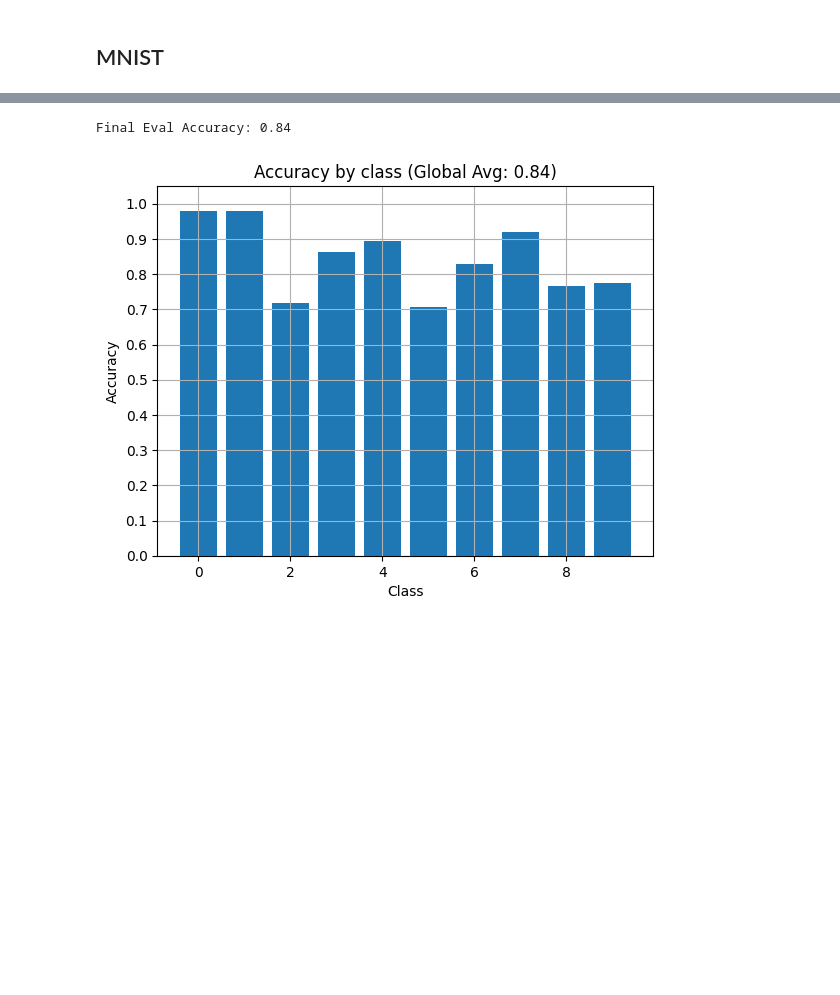
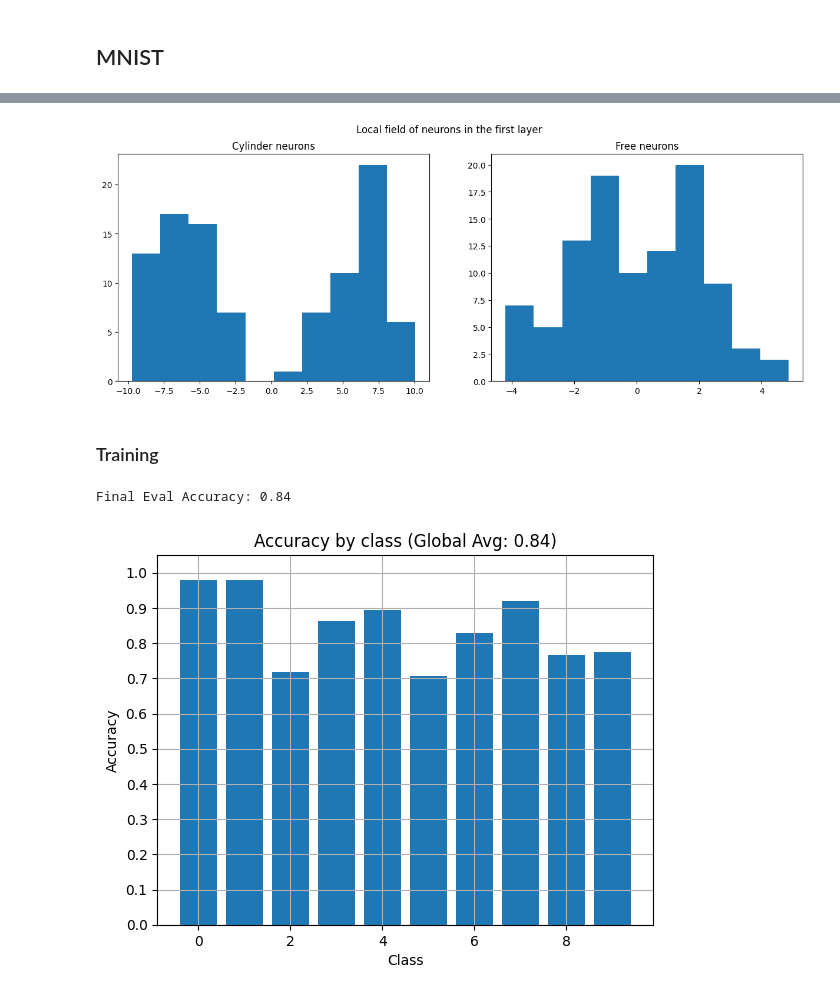
Before and after one commit to mattia-scardecchia/Biological-Learning, a Jupyter notebook: notebooks/explore.ipynb, the cells around one changed output, grey strips where cells are left out. Drawn from its saved outputs; the diff is of its cells as text; code cells hidden in the pictures; blank space fills up the shorter version.

```diff
--- a/notebooks/explore.ipynb
+++ b/notebooks/explore.ipynb
@@ -268,14 +261,15 @@ seed = 10
 device = "mps"
 
 # Data
-N = 1000
-P = 100
-P_eval = 50
+N = 100
+P = 1000
+P_eval = 100
 C = 10
 binarize = True
 
 # Model
-num_layers = 3
+H = 200
+num_layers = 1
 max_steps = 10
 init_mode = "zeros"
 fc_left = True
@@ -284,11 +278,11 @@ fc_right = False
 # Couplings
 lambda_x = 6.0
 lambda_y = 12.0
-lambda_l = 3.0
+lambda_l = 4.0
 lambda_r = 2.1
 lambda_wback = 1.5
-lambda_internal = 0.3
-lambda_fc = 0.7
+lambda_internal = 1.0
+lambda_fc = 0.001
 J_D = 0.2
 
 # Training
@@ -345,7 +339,6 @@ model_kwargs = {
     "lambda_left": lambda_left,
     "lambda_right": lambda_right,
     "lambda_internal": lambda_internal,
-    "lambda_fc": lambda_fc,
     "J_D": J_D,
     "device": device,
     "seed": seed,
@@ -357,6 +350,8 @@ model_kwargs = {
 if fc_left or fc_right:
     model_kwargs["fc_left"] = fc_left
     model_kwargs["fc_right"] = fc_right
+    model_kwargs["lambda_fc"] = lambda_fc
+    model_kwargs["H"] = H
     model_cls = BatchMeIfUCan  # noqa: F821
 else:
     model_cls = Classifier
@@ -396,0 +397,10 @@ tensor([[ 3.0000e+00,  3.7126e-02, -2.8200e-02,  ...,  1.9470e-02,
+# %%
+idxs = [1234]
+
+x = train_inputs[idxs]
+y = train_targets[idxs]
+state = model.initialize_state(x, y, "zeros")
+final_state, num_sweeps, unsat = model.relax(state, max_steps, ignore_right=0)
+_, neurons, readout, _ = model.split_state(final_state)
+label = y.argmax(dim=1)
+pred = readout.argmax(dim=1)
@@ -397,3 +574,18 @@ tensor([[ 3.0000e+00,  3.7126e-02, -2.8200e-02,  ...,  1.9470e-02,
+# %%
+from matplotlib import pyplot as plt
+
+fields = model.local_field(final_state, ignore_right=0)
+fig, axs = plt.subplots(1, 2, figsize=(15, 5))
+axs[0].hist(fields[:, 0, :N].flatten().cpu())
+axs[1].hist(fields[:, 0, N:H].flatten().cpu())
+fig.suptitle("Local field of neurons in the first layer")
+axs[0].set_title("Cylinder neurons")
+axs[1].set_title("Free neurons")
+plt.show()
+# %% [output]
+[figure, added]
+# %% [markdown]
+### Training
 # %%
 logs = handler.train_loop(
     num_epochs,
```
Also changed, not shown: parts of 11 cells of this notebook.
